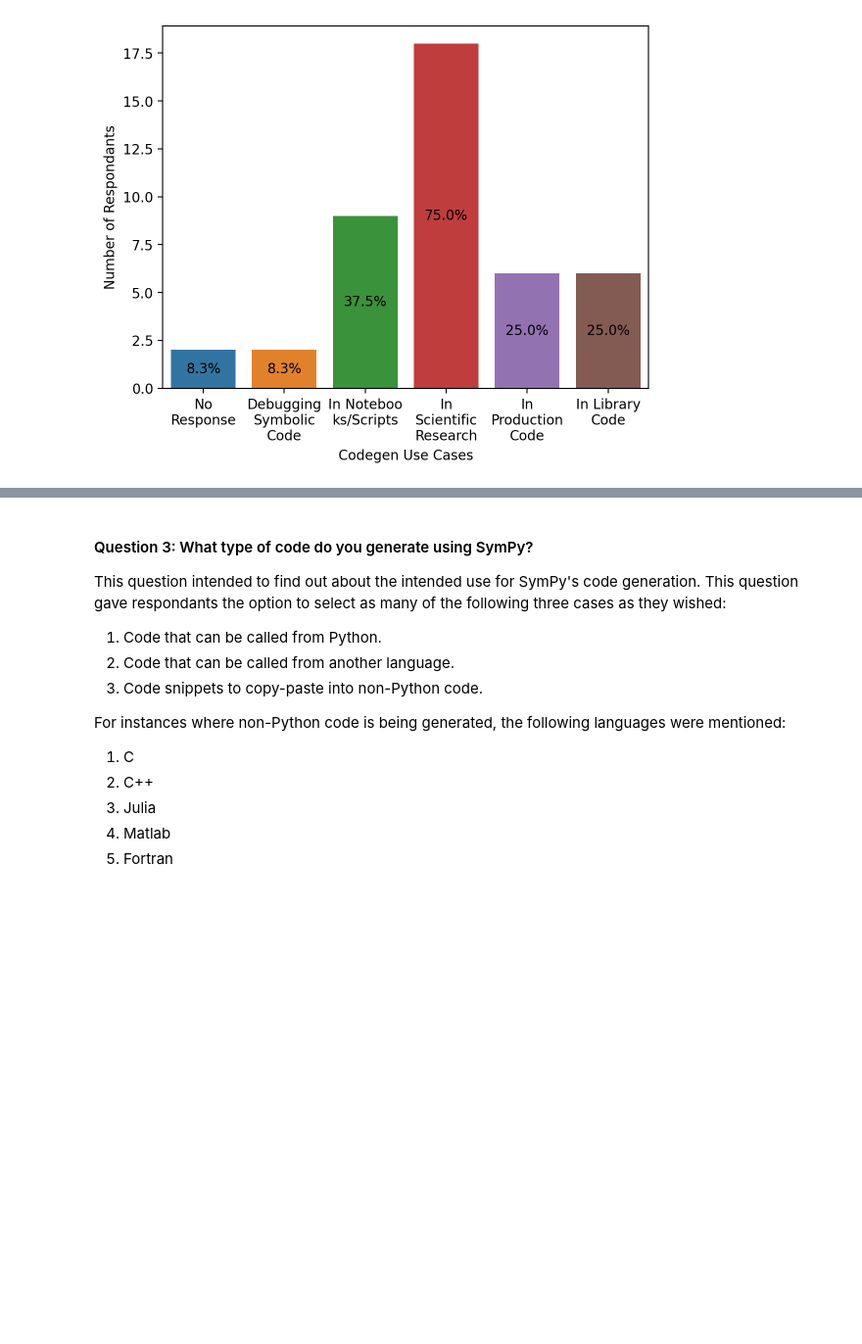
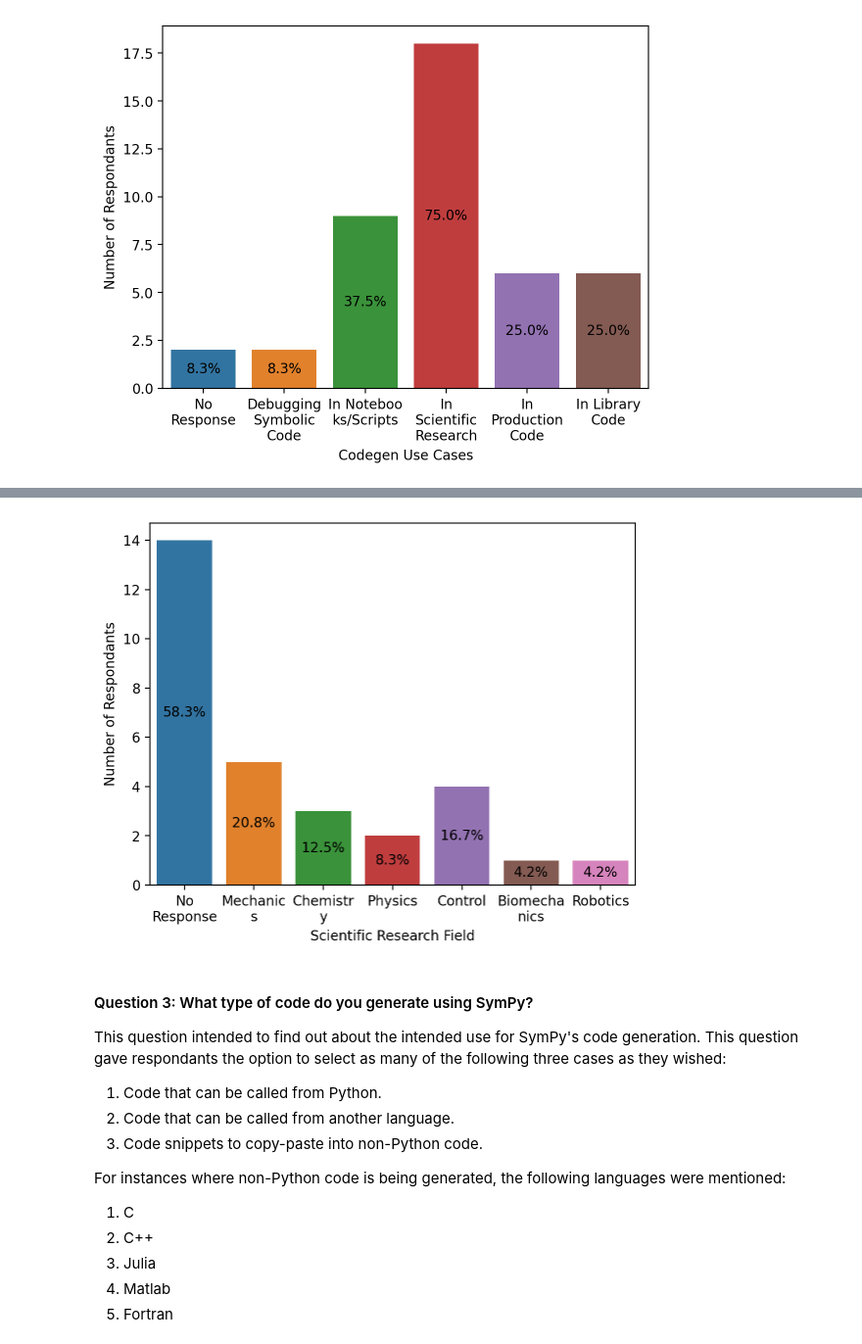
Before and after one commit to sympy/sympy-codegen-survey, a Jupyter notebook: analysis.ipynb, the cells around one changed output, grey strips where cells are left out. Shown at 98% size. Drawn from its saved outputs; the diff is of its cells as text; code cells hidden in the pictures; blank space fills up the shorter version.

```diff
--- a/analysis.ipynb
+++ b/analysis.ipynb
@@ -179,3 +162,20 @@ _ = ax.set_xticklabels(textwrap.fill(x.get_text(), 8) for x in ax.get_xticklabel
+# %%
+scientific_field_count = collections.Counter()
+for response in df[scientific_field].fillna("No Response").astype("str"):
+    scientific_field_count.update(response.split(","))
+
+scientific_field_df = pd.Series(scientific_field_count, name="scientific field").to_frame()
+scientific_field_proportion = [f"{((user / number_response) * 100):.1f}%"
+                               for user in scientific_field_df["scientific field"]]
+
+ax = sns.barplot(x=scientific_field_df.index, y=scientific_field_df["scientific field"])
+ax.bar_label(ax.containers[0], scientific_field_proportion, label_type='center')
+ax.set_xticklabels(list(scientific_field_count.keys()))
+ax.set_xlabel("Scientific Research Field")
+ax.set_ylabel("Number of Respondants")
+_ = ax.set_xticklabels(textwrap.fill(x.get_text(), 8) for x in ax.get_xticklabels())
+# %% [output]
+[figure, added]
 # %% [markdown]
 #### Question 3: What type of code do you generate using SymPy?
 
```
Also changed, not shown: parts of 24 cells of this notebook.
